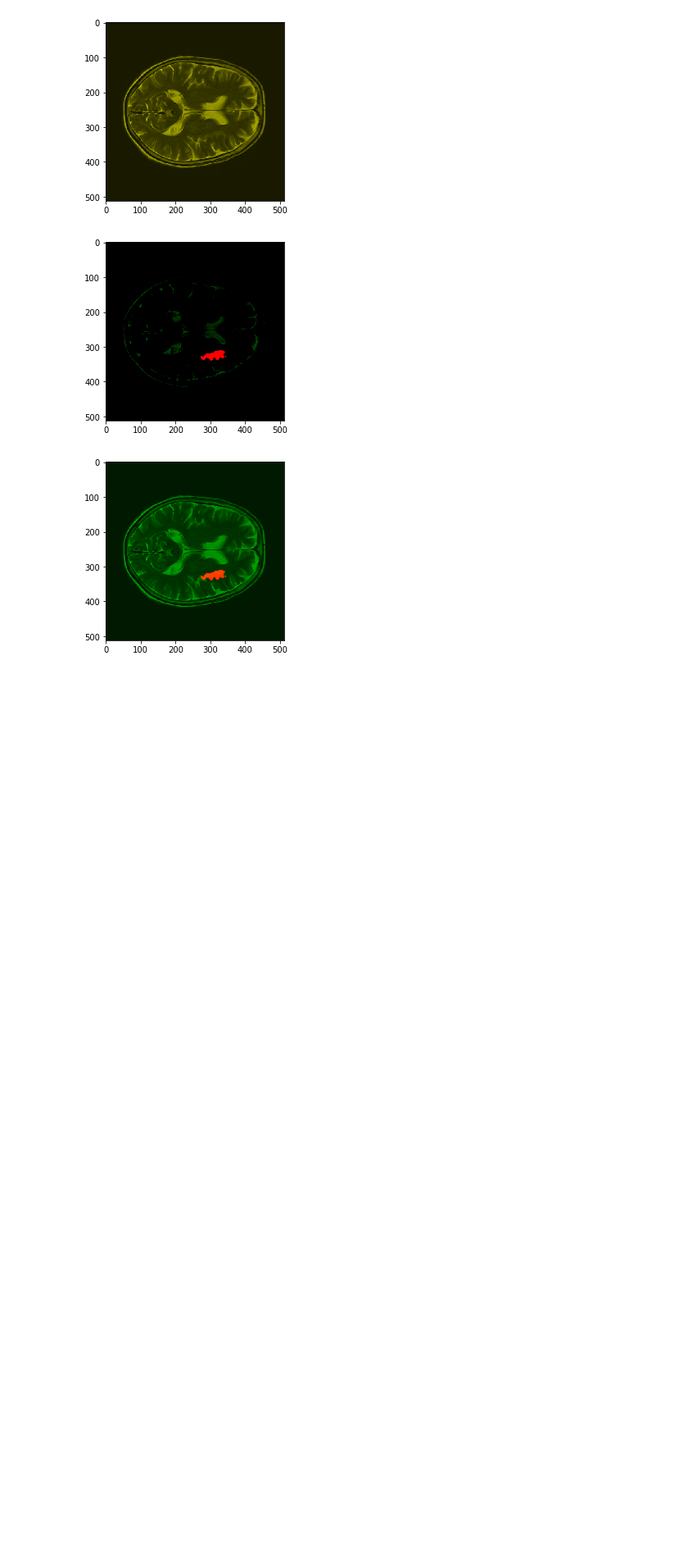
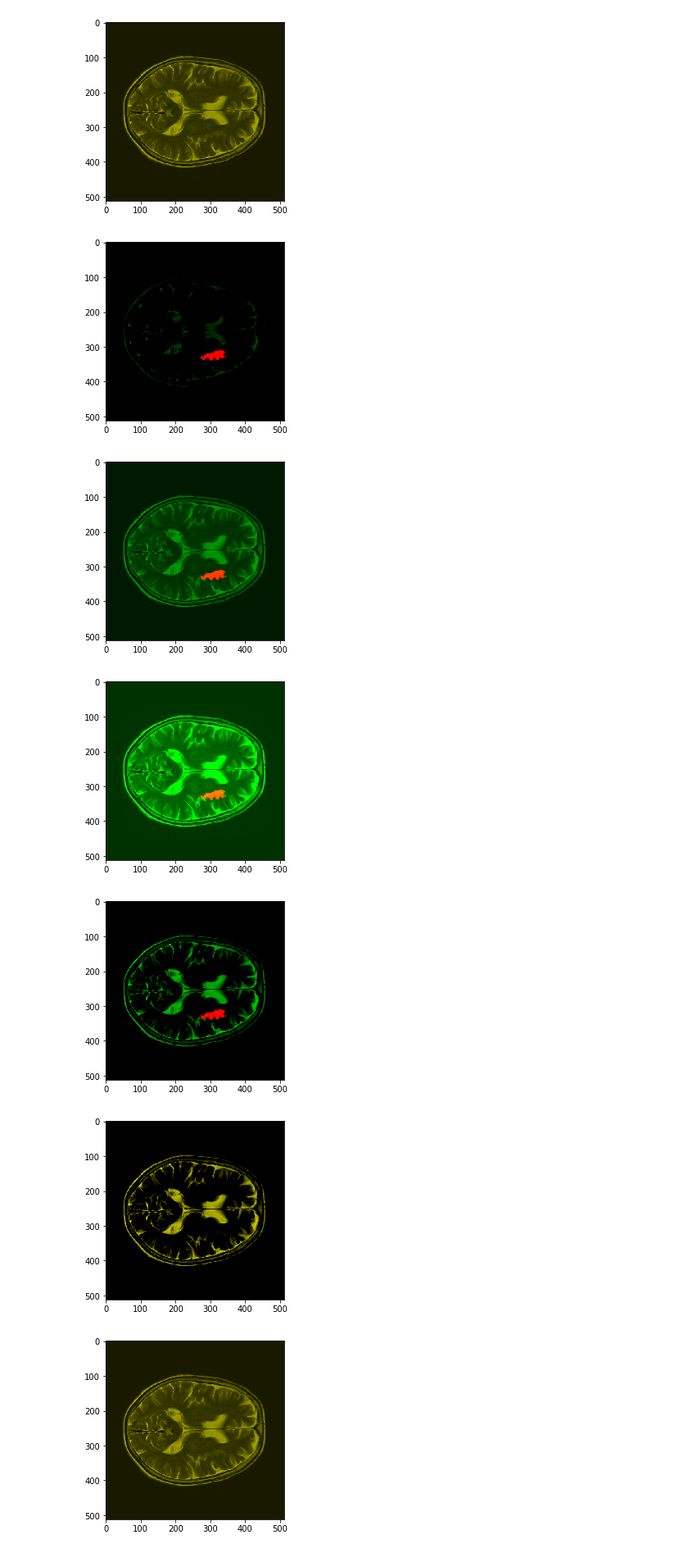
Before and after one commit to devhliu/MIP-DeepStroke, a Jupyter notebook: Data_Augmentation.ipynb, the cells around one changed output. Shown at 82% size. Drawn from its saved outputs; the diff is of its cells as text; code cells hidden in the pictures; blank space fills up the shorter version.

```diff
--- a/Data_Augmentation.ipynb
+++ b/Data_Augmentation.ipynb
@@ -168,3 +193,18 @@ plot(x,y)
 [figure]
 [figure]
 [figure]
+# %%
+a,b = adjust_contrast(x,y,1,255)
+plot(a,b)
+a,b = adjust_contrast(x,y,255,128)
+plot(a,b)
+plot(a)
+plot(x)
+a,b = adjust_contrast(x,y,128,128)
+plot(a,b)
+plot(x,y)
+# %% [output]
+[figure, added]
+[figure, added]
+[figure, added]
+[figure, added]
```
Also changed, not shown: parts of 8 cells of this notebook, 2 other files.
